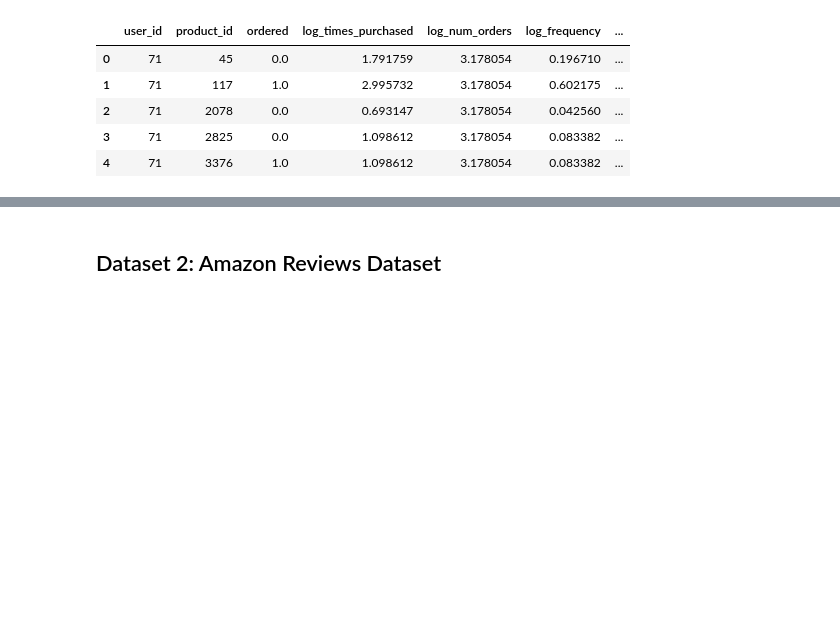
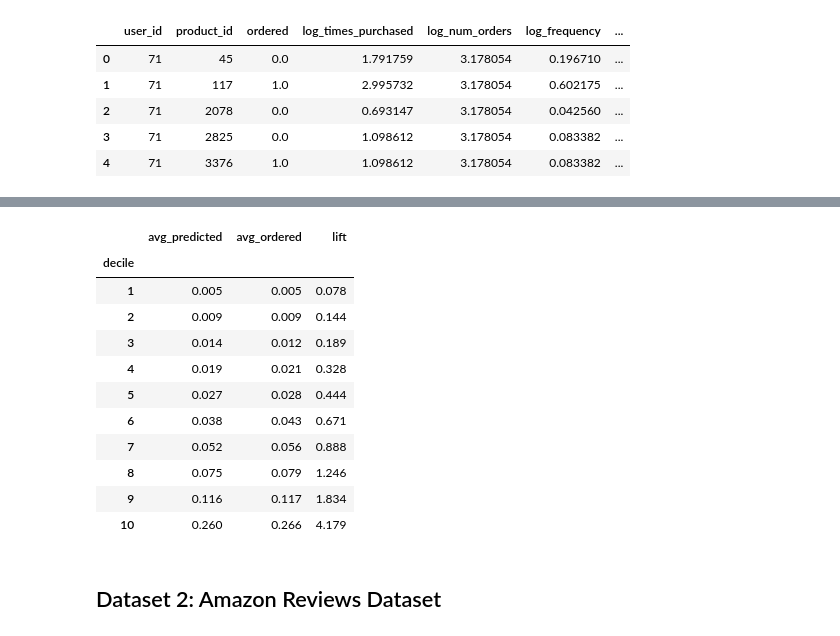
Before and after one commit to eghatzis0527/DX799---HW-Assignments, a Jupyter notebook: HW6.ipynb, the cells around one changed output, grey strips where cells are left out. Cells and saved outputs as stored; diff of their text form; code cells hidden in the pictures; blank space fills up the shorter version.

```diff
--- a/HW6.ipynb
+++ b/HW6.ipynb
@@ -74,22 +90,38 @@ lift_table['lift'] = lift_table['lift'].map(lambda x: f'{x:.3f}')
 # %%
-best_forest = RandomForestClassifier()
+best_forest = RandomForestClassifier(n_estimators = 100, min_samples_split = 10, min_samples_leaf = 10,
+max_depth = 10, bootstrap = True)
 
 best_forest.fit(X_train, y_train)
 
-y_preds = best_forest.predict_proba()[:, 1]
+y_preds = best_forest.predict_proba(X_test)[:, 1]
 
 values = pd.DataFrame({'Predicted' : y_preds, 'Actual' : y_test})
 values['decile'] = pd.qcut(values['Predicted'], q = 10, labels = False) + 1
 
 lift_table = values.groupby('decile').agg(avg_predicted = ('Predicted', 'mean'), avg_ordered = ('Actual', 'mean'))
 
 overall_ordered = y_test.mean()
 
 lift_table['lift'] = lift_table['avg_ordered']/overall_ordered
 
 lift_table['avg_predicted'] = lift_table['avg_predicted'].map(lambda x: f'{x:.3f}')
 lift_table['avg_ordered'] = lift_table['avg_ordered'].map(lambda x: f'{x:.3f}')
 lift_table['lift'] = lift_table['lift'].map(lambda x: f'{x:.3f}')
+
+lift_table
+# %% [output]
+|  | avg_predicted | avg_ordered | lift |
+| decile |  |  |  |
+| 1 | 0.005 | 0.005 | 0.078 |
+| 2 | 0.009 | 0.009 | 0.144 |
+| 3 | 0.014 | 0.012 | 0.189 |
+| 4 | 0.019 | 0.021 | 0.328 |
+| 5 | 0.027 | 0.028 | 0.444 |
+| 6 | 0.038 | 0.043 | 0.671 |
+| 7 | 0.052 | 0.056 | 0.888 |
+| 8 | 0.075 | 0.079 | 1.246 |
+| 9 | 0.116 | 0.117 | 1.834 |
+| 10 | 0.260 | 0.266 | 4.179 |
 # %% [markdown]
 ## Dataset 2: Amazon Reviews Dataset
 # %%
```
Also changed, not shown: parts of 11 cells of this notebook.
